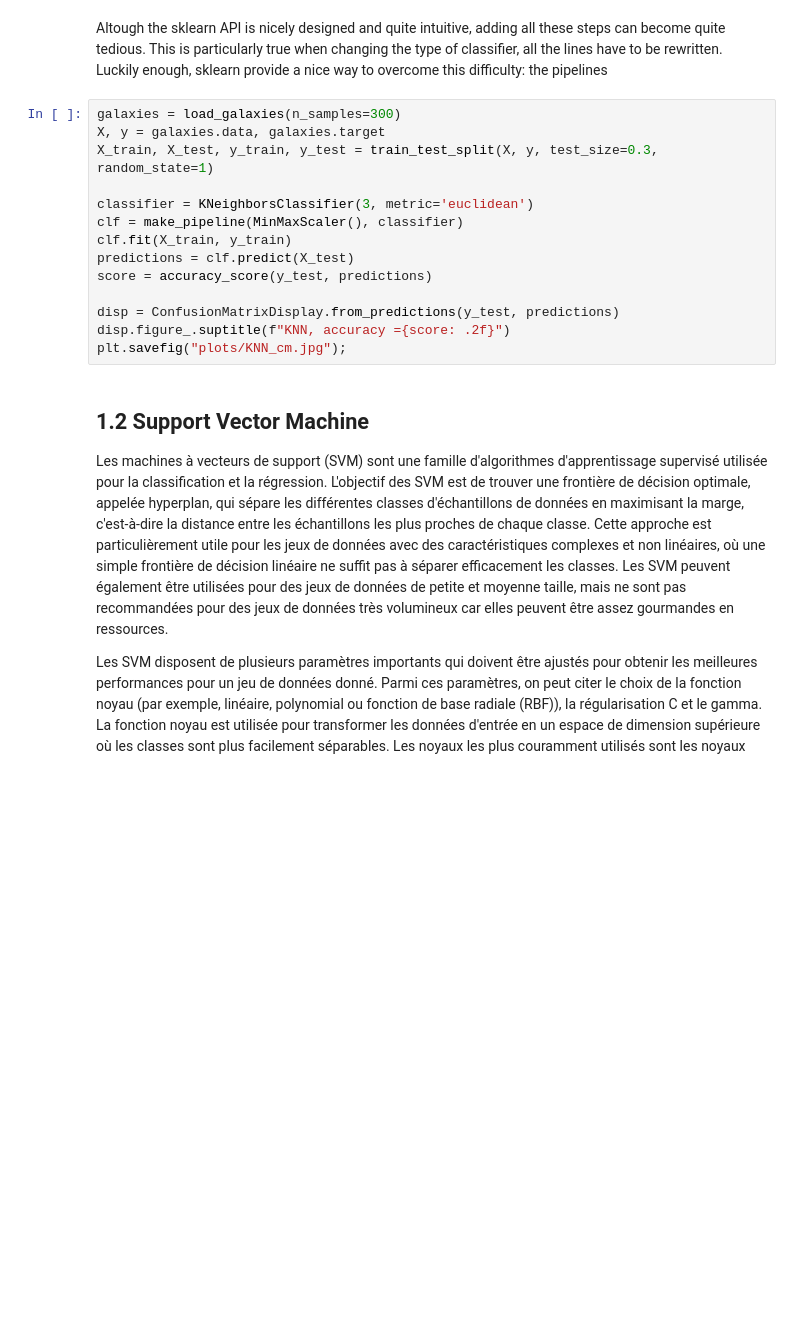
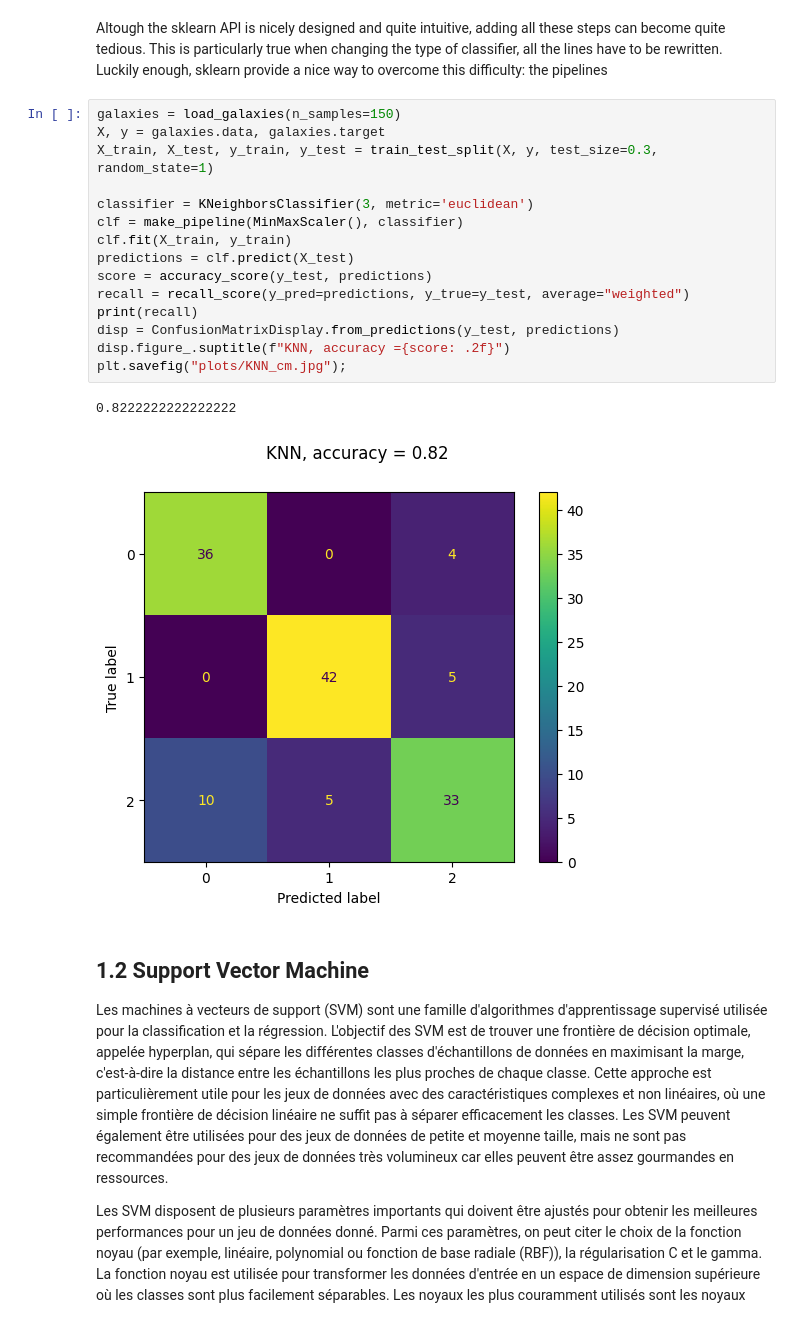
Before and after one commit to lukbrb/academic-physics, a Jupyter notebook: galaxy-classification/notebooks/01-Classifiers.ipynb, the cells around one changed output. Cells and saved outputs as stored; diff of their text form; blank space fills up the shorter version.

Commit message:
add recall score

```diff
--- a/galaxy-classification/notebooks/01-Classifiers.ipynb
+++ b/galaxy-classification/notebooks/01-Classifiers.ipynb
@@ -79,19 +96,23 @@ print(grid_search.best_params_, ":", grid_search.best_score_)
 # %% [markdown]
 Altough the sklearn API is nicely designed and quite intuitive, adding all these steps can become quite tedious. This is particularly true when changing the type of classifier, all the lines have to be rewritten. Luckily enough, sklearn provide a nice way to overcome this difficulty: the pipelines
 # %%
-galaxies = load_galaxies(n_samples=300)
+galaxies = load_galaxies(n_samples=150)
 X, y = galaxies.data, galaxies.target
 X_train, X_test, y_train, y_test = train_test_split(X, y, test_size=0.3, random_state=1)
 
 classifier = KNeighborsClassifier(3, metric='euclidean')
 clf = make_pipeline(MinMaxScaler(), classifier)
 clf.fit(X_train, y_train)
 predictions = clf.predict(X_test)
 score = accuracy_score(y_test, predictions)
-
+recall = recall_score(y_pred=predictions, y_true=y_test, average="weighted")
+print(recall)
 disp = ConfusionMatrixDisplay.from_predictions(y_test, predictions)
 disp.figure_.suptitle(f"KNN, accuracy ={score: .2f}")
 plt.savefig("plots/KNN_cm.jpg");
+# %% [output]
+0.8222222222222222
+[figure, added]
 # %% [markdown]
 ## 1.2 Support Vector Machine
 
```
Also changed, not shown: parts of 10 cells of this notebook.
